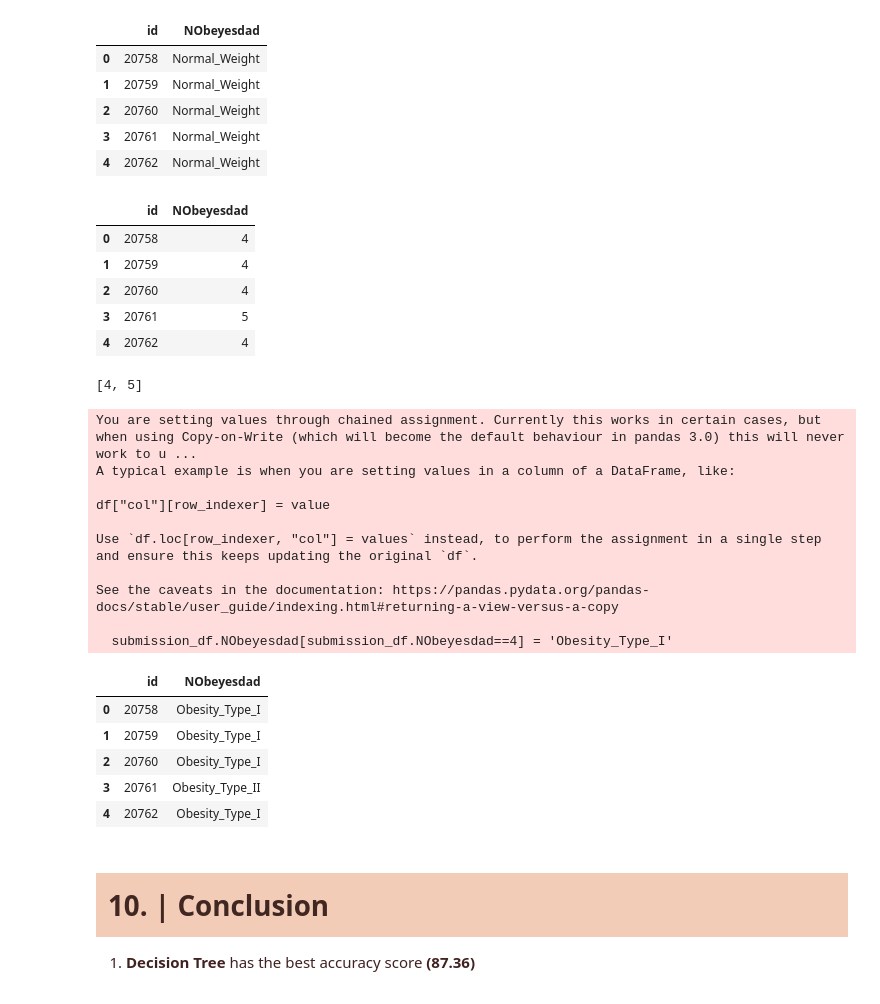
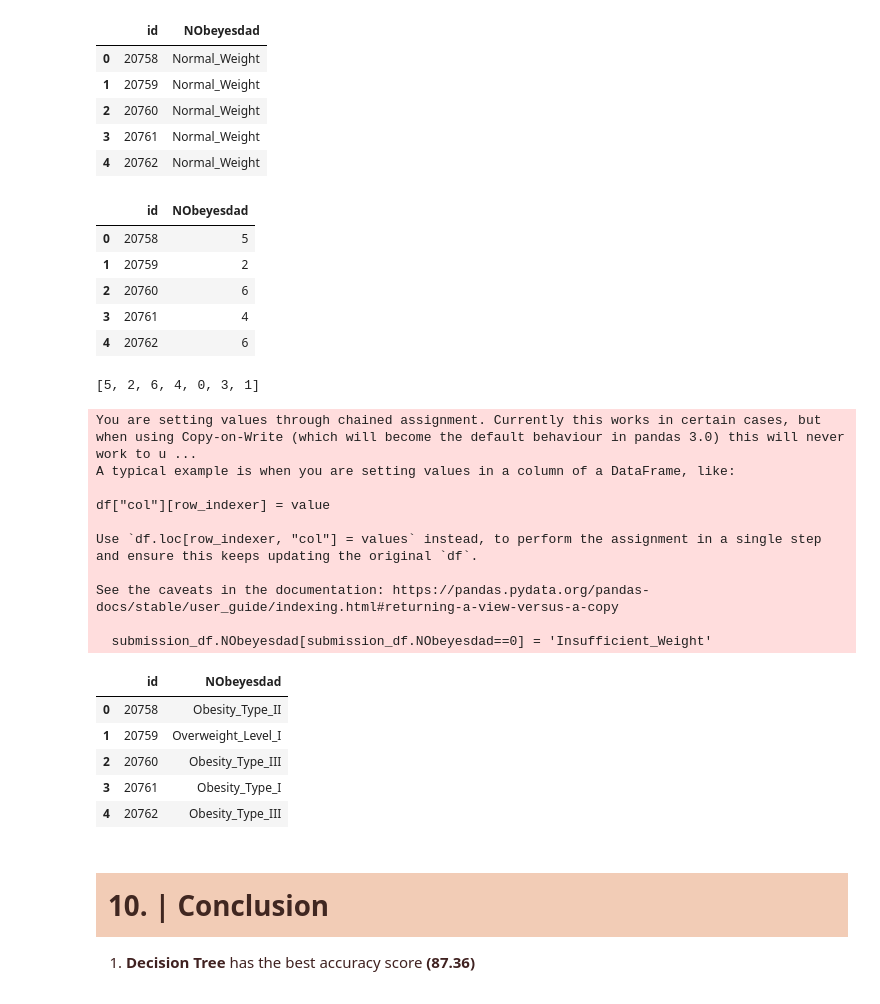
Before and after one commit to rafiromolo/ML02-ObesityRisk, a Jupyter notebook: obesity-risk-prediction.ipynb, the cells around one changed output. Saved outputs shown, nothing was run; the diff lists cells and outputs as text; code cells hidden in the pictures.

```diff
--- a/obesity-risk-prediction.ipynb
+++ b/obesity-risk-prediction.ipynb
@@ -1859,7 +1859,7 @@ X = MinMaxScaler().fit_transform(X)
     Prediction will use the model that have the best score, Decision Tree.
 </div>
 # %%
-pred = dt_clf.predict(enctest_df)
+pred = dt_clf.predict(X)
 # %% [markdown]
 # <div style="font-family: Trebuchet MS; background-color: #F2CCB6; color: #402721; padding: 12px; line-height: 1.5;">9. | Submission </div>
 <div style="font-family: Segoe UI; line-height: 2; color: #402221; text-align: justify">
@@ -1880,36 +1880,41 @@ submission_df = pd.DataFrame({'id': sample_submission_df['id'], 'NObeyesdad': pr
 submission_df.head()
 # %% [output]
 |  | id | NObeyesdad |
-| 0 | 20758 | 4 |
-| 1 | 20759 | 4 |
-| 2 | 20760 | 4 |
-| 3 | 20761 | 5 |
-| 4 | 20762 | 4 |
+| 0 | 20758 | 5 |
+| 1 | 20759 | 2 |
+| 2 | 20760 | 6 |
+| 3 | 20761 | 4 |
+| 4 | 20762 | 6 |
 # %%
 submission_df['NObeyesdad'].unique().tolist()
 # %% [output]
-[4, 5]
+[5, 2, 6, 4, 0, 3, 1]
 # %%
+submission_df.NObeyesdad[submission_df.NObeyesdad==0] = 'Insufficient_Weight'
+submission_df.NObeyesdad[submission_df.NObeyesdad==1] = 'Normal_Weight'
+submission_df.NObeyesdad[submission_df.NObeyesdad==2] = 'Overweight_Level_I'
+submission_df.NObeyesdad[submission_df.NObeyesdad==3] = 'Overweight_Level_II'
 submission_df.NObeyesdad[submission_df.NObeyesdad==4] = 'Obesity_Type_I'
 submission_df.NObeyesdad[submission_df.NObeyesdad==5] = 'Obesity_Type_II'
+submission_df.NObeyesdad[submission_df.NObeyesdad==6] = 'Obesity_Type_III'
 submission_df.head()
 # %% [output]
 You are setting values through chained assignment. Currently this works in certain cases, but when using Copy-on-Write (which will become the default behaviour in pandas 3.0) this will never work to u ...
 A typical example is when you are setting values in a column of a DataFrame, like:
 
 df["col"][row_indexer] = value
 
 Use `df.loc[row_indexer, "col"] = values` instead, to perform the assignment in a single step and ensure this keeps updating the original `df`.
 
 See the caveats in the documentation: https://pandas.pydata.org/pandas-docs/stable/user_guide/indexing.html#returning-a-view-versus-a-copy
 
-  submission_df.NObeyesdad[submission_df.NObeyesdad==4] = 'Obesity_Type_I'
+  submission_df.NObeyesdad[submission_df.NObeyesdad==0] = 'Insufficient_Weight'
 |  | id | NObeyesdad |
-| 0 | 20758 | Obesity_Type_I |
-| 1 | 20759 | Obesity_Type_I |
-| 2 | 20760 | Obesity_Type_I |
-| 3 | 20761 | Obesity_Type_II |
-| 4 | 20762 | Obesity_Type_I |
+| 0 | 20758 | Obesity_Type_II |
+| 1 | 20759 | Overweight_Level_I |
+| 2 | 20760 | Obesity_Type_III |
+| 3 | 20761 | Obesity_Type_I |
+| 4 | 20762 | Obesity_Type_III |
 # %%
 submission_df.to_csv('/kaggle/working/submission.csv', index=False, header=True)
 # %% [markdown]
```
